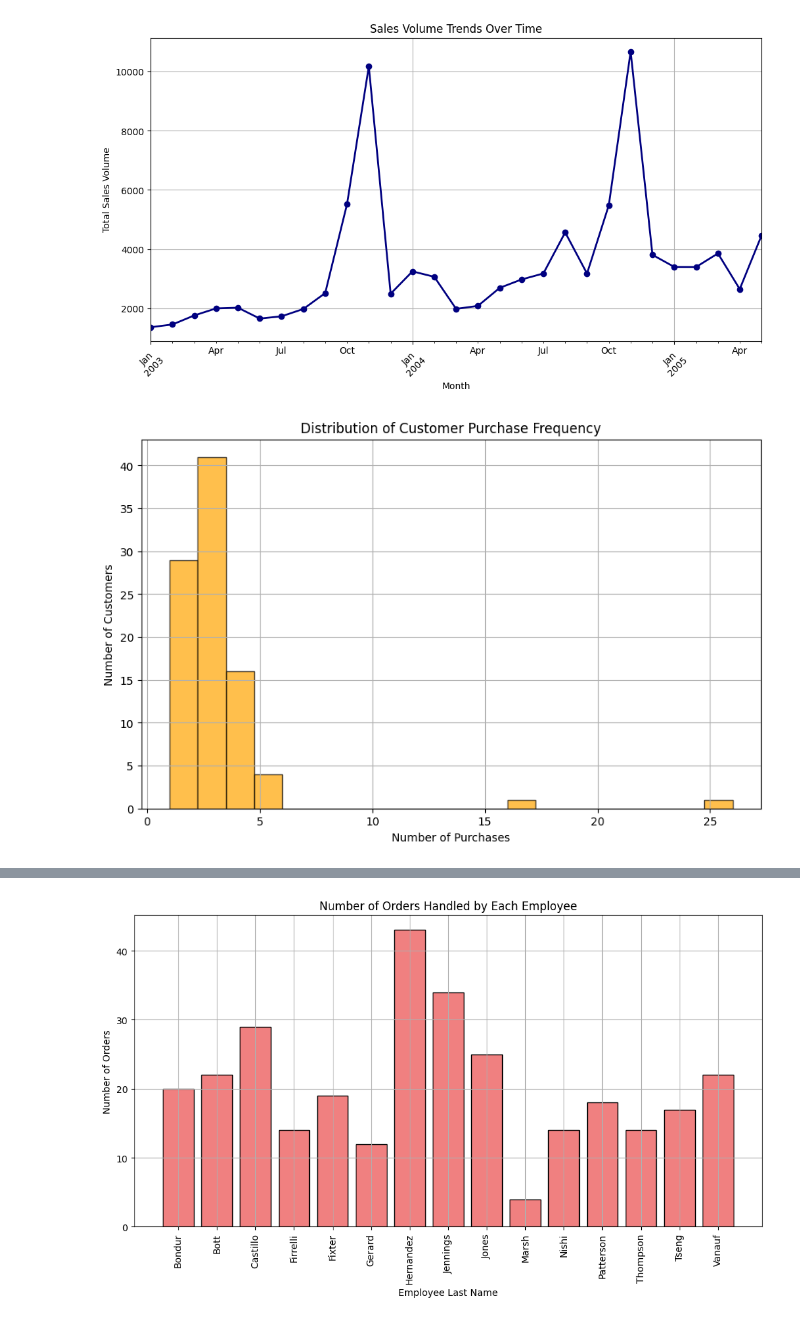
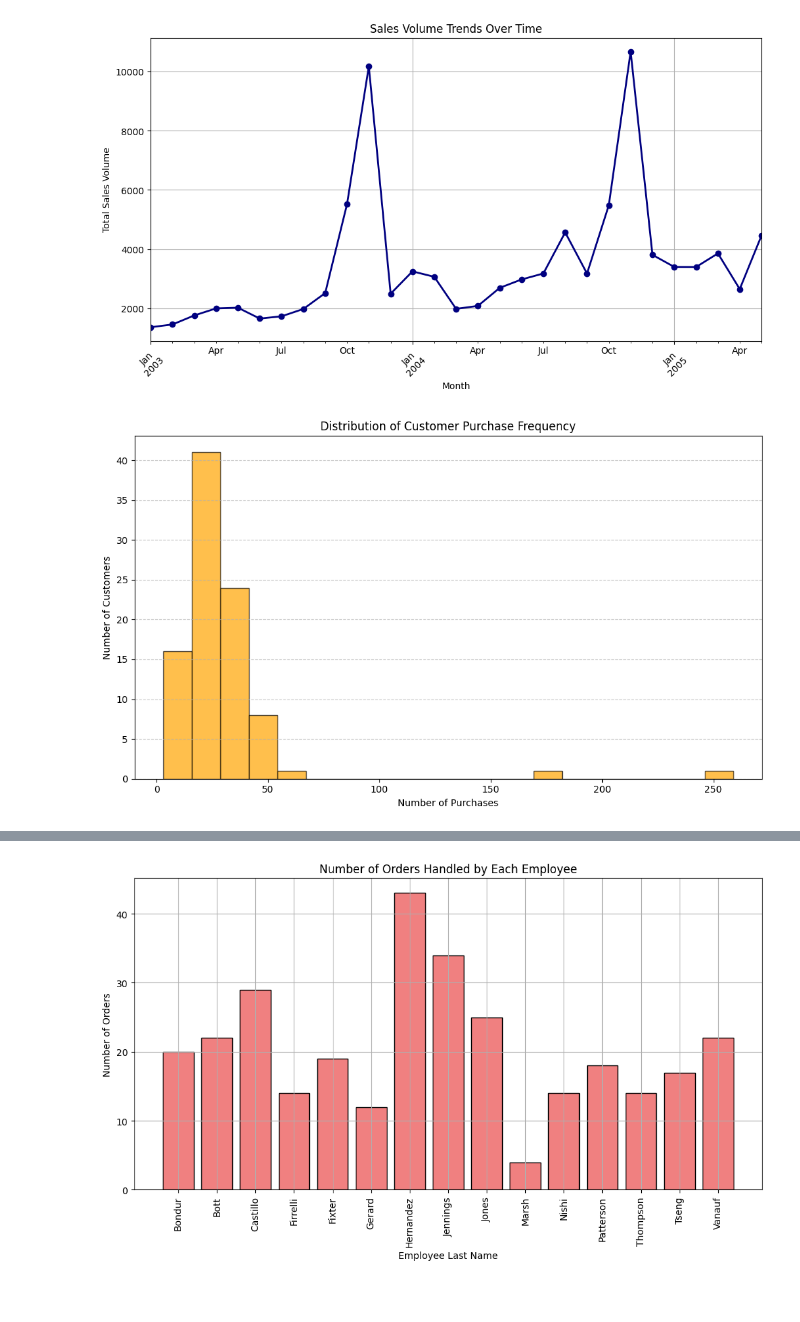
Before and after one commit to JoannaMunyasia/BI-2, a Jupyter notebook: SemAssignment.ipynb, the cells around one changed output, grey strips where cells are left out. Drawn from its saved outputs; the diff is of its cells as text; code cells hidden in the pictures; blank space fills up the shorter version.

```diff
--- a/SemAssignment.ipynb
+++ b/SemAssignment.ipynb
@@ -239,15 +249,20 @@ plt.show()
 # %% [output]
 [figure]
 # %%
+# Calculate customer purchase frequency using consolidated_data
+customer_purchase_frequency = consolidated_data.groupby('customernumber')['ordernumber'].count()
+
+# Visualize the distribution of customer purchase frequency
 plt.figure(figsize=(10, 6))
 plt.hist(customer_purchase_frequency, bins=20, color='orange', edgecolor='black', alpha=0.7)
 plt.title('Distribution of Customer Purchase Frequency')
 plt.xlabel('Number of Purchases')
 plt.ylabel('Number of Customers')
-plt.grid(True)
+plt.grid(True, axis='y', linestyle='--', alpha=0.7)
+plt.tight_layout()  # Adjust layout to avoid clipping labels
 plt.show()
 # %% [output]
-[figure, old version]
+[figure, new version]
 # %%
 #Revenue by product line
 revenue_by_product_line = consolidated_data.groupby('productline')['orderrevenue'].sum()
```
Also changed, not shown: parts of 6 cells of this notebook.
